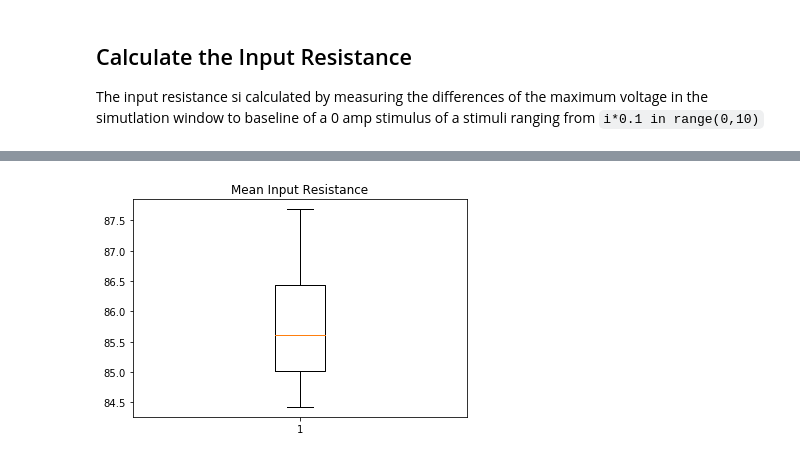
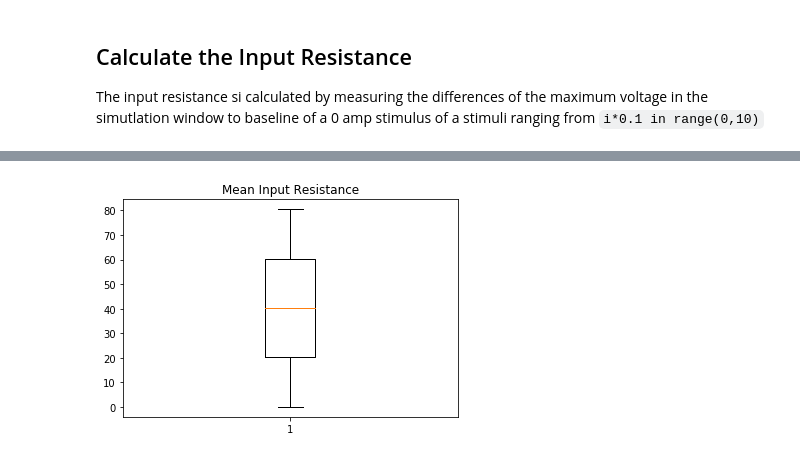
Before and after one commit to jhnnsrs/layer5-pyramidal-model, a Jupyter notebook: notebooks/Input Resistance.ipynb, the cells around one changed output, grey strips where cells are left out. Saved outputs shown, nothing was run; the diff lists cells and outputs as text; code cells hidden in the pictures.

Commit message:
Added Some papers that are relevant Changed Input resistance method to comply with Christians Suggestion (Max Deflect vs Stable) Outline suggestions for model

```diff
--- a/notebooks/Input Resistance.ipynb
+++ b/notebooks/Input Resistance.ipynb
@@ -1,13 +1,13 @@
 # %%
-from cells import layer_v_with_ais_test
+from cells import layer_v_1
 from neuron import h, gui
-from helpers.record import *
 import numpy as np
 import copy
 from importlib import reload
+from helpers import generic
 
-reload(layer_v_with_ais_test )
-cellbuilder = layer_v_with_ais_test.SPI6
+reload(layer_v_1 )
+cellmodule = layer_v_1
 # %% [markdown]
 ## Calculate the Input Resistance
 
@@ -21,0 +15,2 @@ inputresistances.mean()
+# %%
+inputresistances = generic.calculateInputResistance(cellmodule.SPI6, mult=-0.010, iterations=7, plot=True)
@@ -22,10 +20,10 @@ inputresistances.mean()
 # %%
 import numpy as np
 from matplotlib import pyplot
 
 fig, axs = pyplot.subplots()
-axs.boxplot(inputresistances)
+axs.boxplot(inputresistances[1])
 axs.set_title("Mean Input Resistance")
 pyplot.show()
 # %% [output]
-[figure, old version]
+[figure, new version]
```
Also changed, not shown: parts of 2 cells of this notebook, 15 other files.
